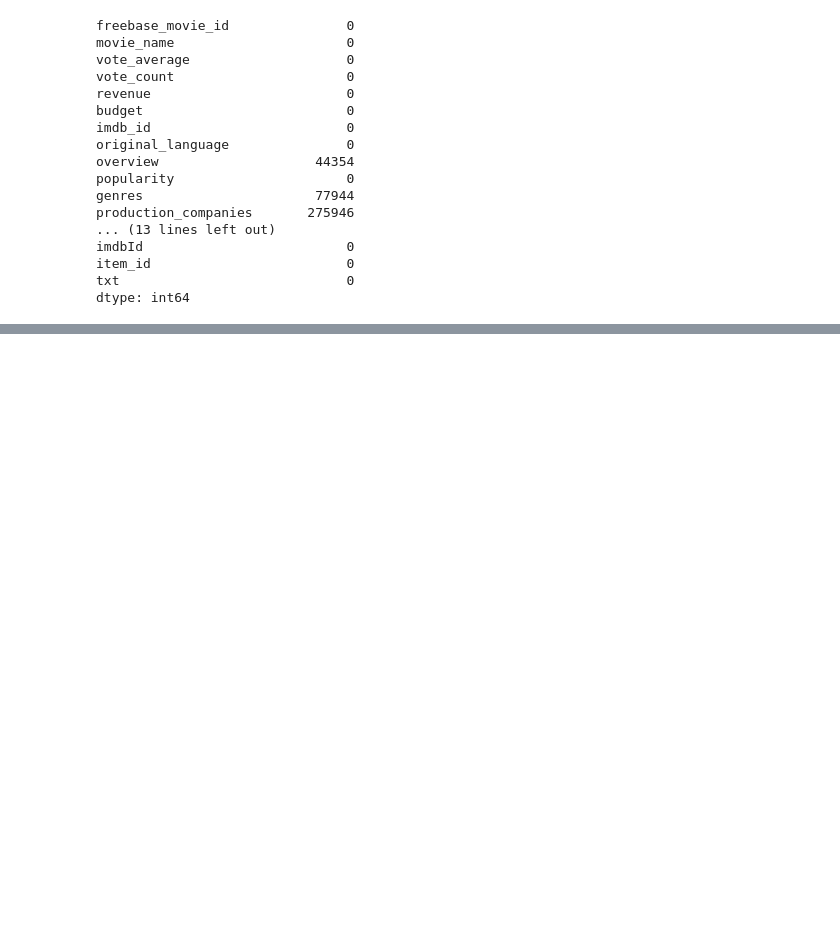
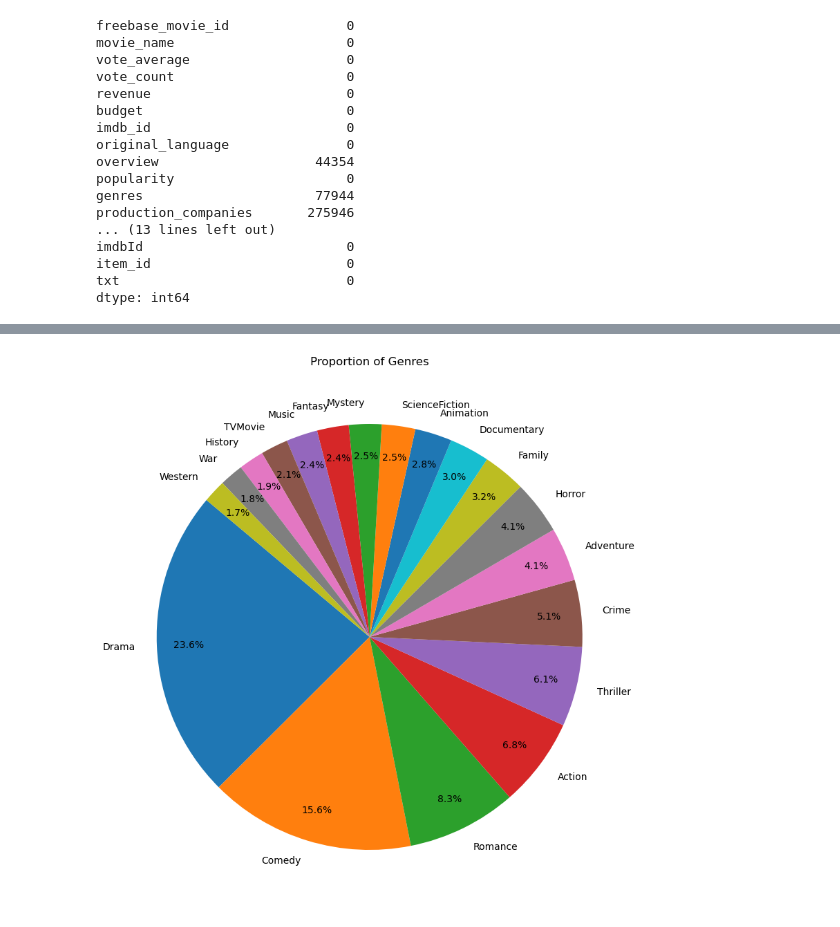
Before and after one commit to epfl-ada/ada-2024-project-gear5, a Jupyter notebook: data_exploration.ipynb, the cells around one changed output, grey strips where cells are left out. Cells and saved outputs as stored; diff of their text form; code cells hidden in the pictures; blank space fills up the shorter version.

```diff
--- a/data_exploration.ipynb
+++ b/data_exploration.ipynb
@@ -303,0 +391,9 @@ merged_reviews
+# %%
+#plotting the distribution of genres in a pie chart
+plt.figure(figsize=(12, 10))
+genre_counts.plot.pie(autopct='%1.1f%%', startangle=140, pctdistance=0.85, labeldistance=1.1)
+plt.title('Proportion of Genres')
+plt.ylabel('')
+plt.show()
+# %% [output]
+[figure, added]
```
Also changed, not shown: parts of 17 cells of this notebook, 2 other files.
